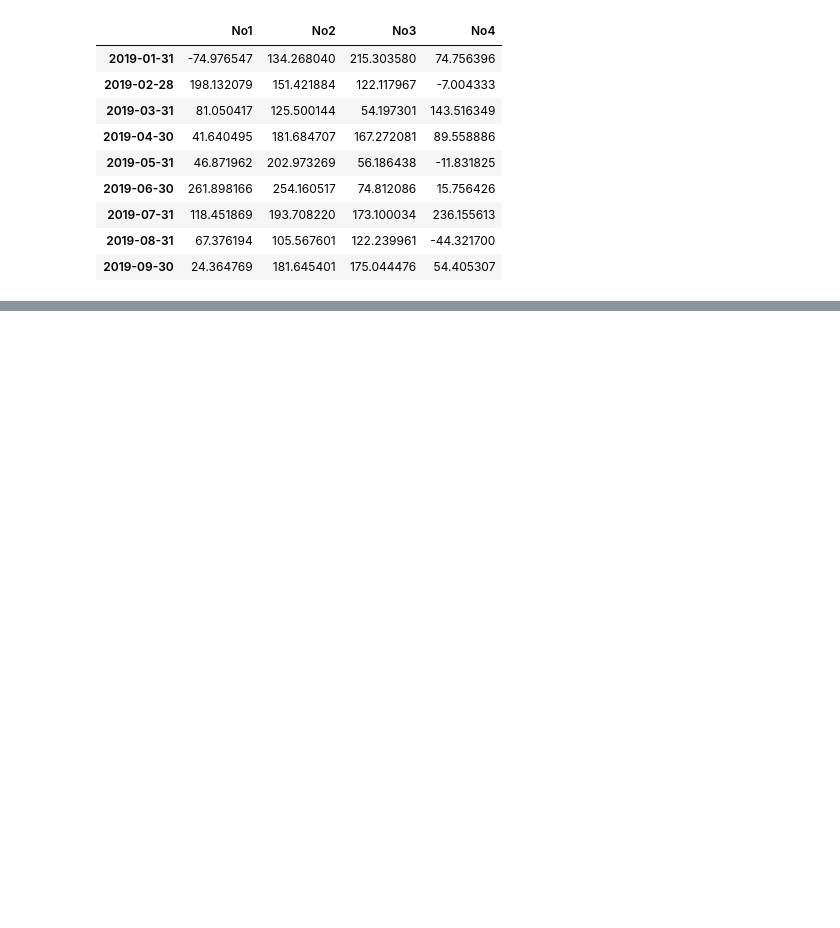
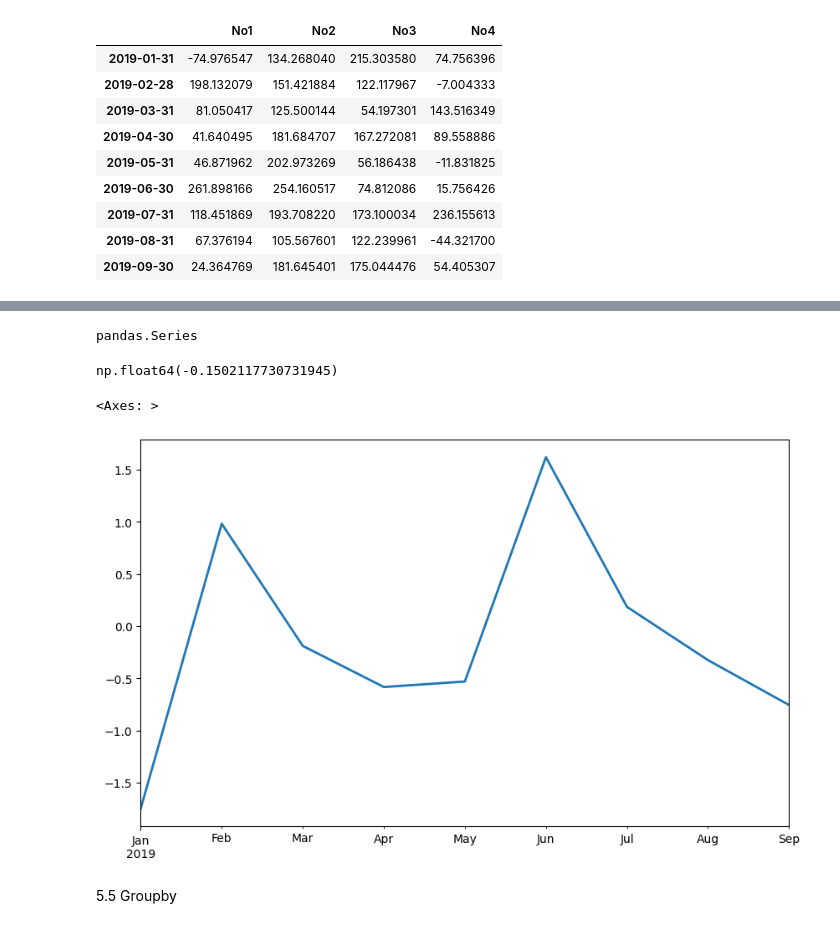
Before and after one commit to duxingru0206-ui/Python-for-Finance, a Jupyter notebook: Chapter_Code_Practice/Pandas.ipynb, the cells around one changed output, grey strips where cells are left out. Saved outputs shown, nothing was run; the diff lists cells and outputs as text; code cells hidden in the pictures; blank space fills up the shorter version.

```diff
--- a/Chapter_Code_Practice/Pandas.ipynb
+++ b/Chapter_Code_Practice/Pandas.ipynb
@@ -342,0 +375,3 @@ dtype: float64
+# %%
+s = df['No1']
+s
@@ -342,0 +389,15 @@ dtype: float64
+# %%
+type(s)
+# %% [output]
+pandas.Series
+# %%
+s.mean()
+# %% [output]
+np.float64(-0.1502117730731945)
+# %%
+s.plot(lw=2.0,figsize=(10,6))
+# %% [output]
+<Axes: >
+[figure, added]
+# %% [markdown]
+5.5 Groupby
```
Also changed, not shown: parts of 7 cells of this notebook.
